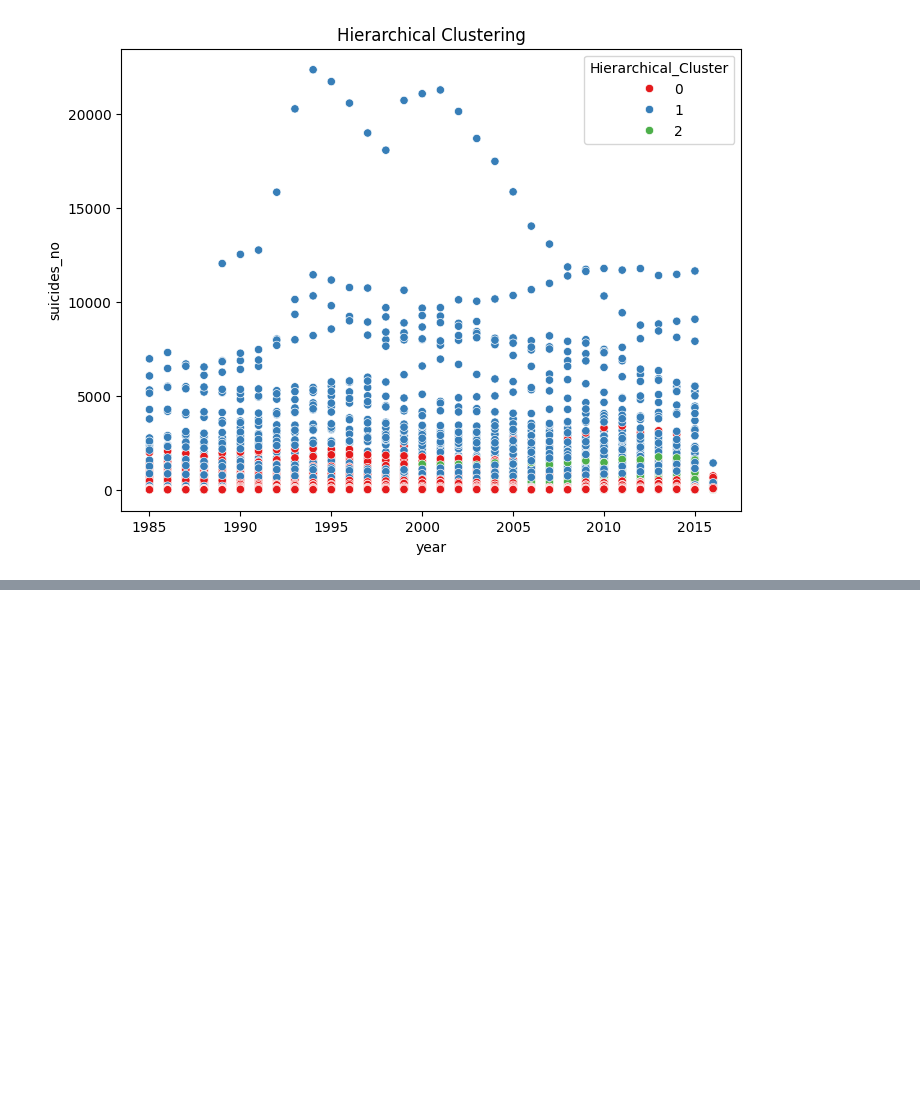
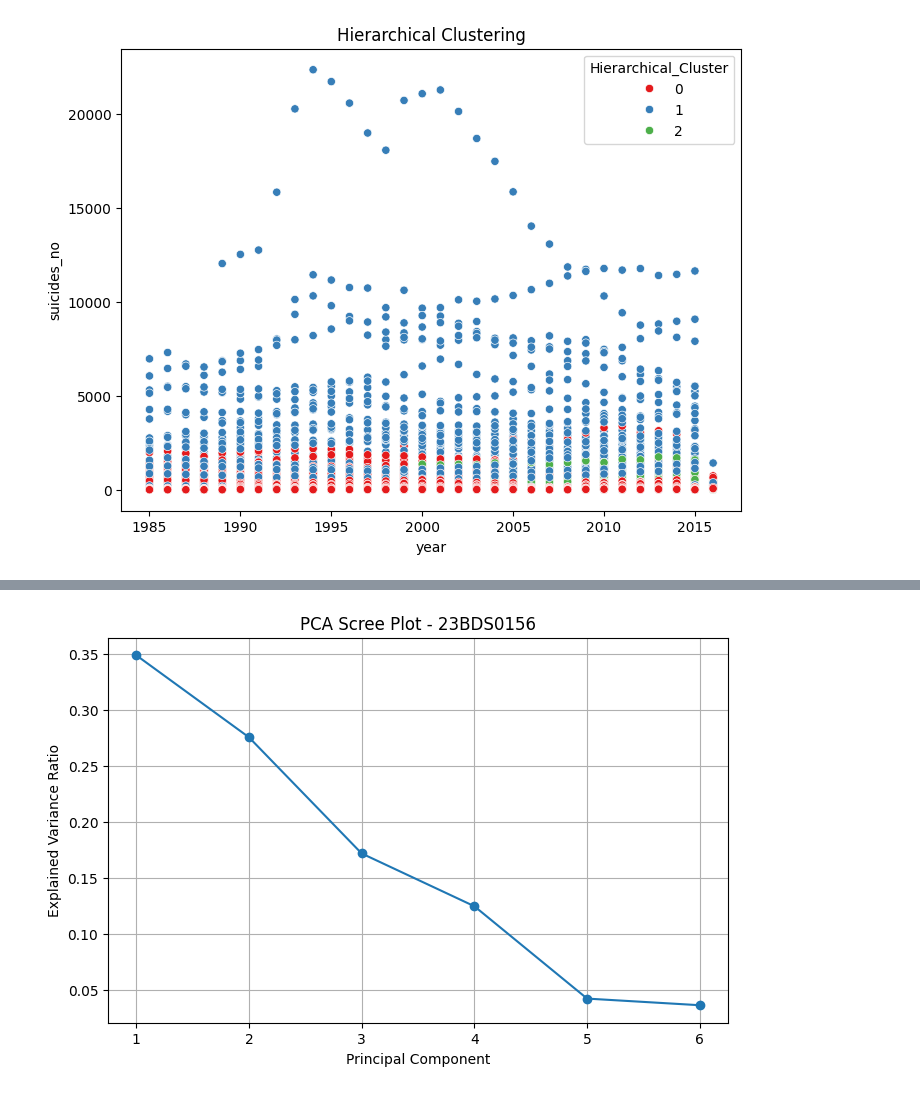
Before and after one commit to siva11217/SivaEDAProject, a Jupyter notebook: 23BDS0156__P1.ipynb, the cells around one changed output, grey strips where cells are left out. Cells and saved outputs as stored; diff of their text form; code cells hidden in the pictures; blank space fills up the shorter version.

```diff
--- a/23BDS0156__P1.ipynb
+++ b/23BDS0156__P1.ipynb
@@ -421,0 +424,13 @@ if len(numeric_cols) >= 2:
+# %%
+scaler = StandardScaler()
+scaled_data = scaler.fit_transform(numeric_data)
+
+pca = PCA()
+pca_data = pca.fit_transform(scaled_data)
+
+pca_df = pd.DataFrame(
+    pca_data,
+    columns=[f"PC{i+1}" for i in range(pca_data.shape[1])]
+)
+
+print(pca_df.head())
@@ -421,0 +444,7 @@ if len(numeric_cols) >= 2:
+# %%
+variance = pca.explained_variance_ratio_
+
+for i, value in enumerate(variance):
+    print(f"PC{i+1}: {value:.4f} ({value*100:.2f}%)")
+
+print("Total explained variance:", round(sum(variance) * 100, 2), "%")
@@ -421,0 +459,10 @@ if len(numeric_cols) >= 2:
+# %%
+plt.figure(figsize=(8, 5))
+plt.plot(range(1, len(variance)+1), variance, marker="o")
+plt.xlabel("Principal Component")
+plt.ylabel("Explained Variance Ratio")
+plt.title("PCA Scree Plot - 23BDS0156")
+plt.grid(True)
+plt.show()
+# %% [output]
+[figure, added]
```
Also changed, not shown: parts of 5 cells of this notebook.
